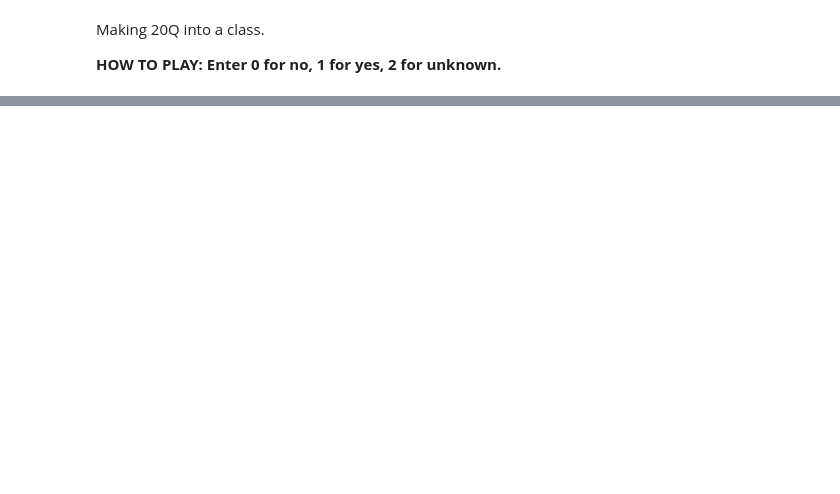
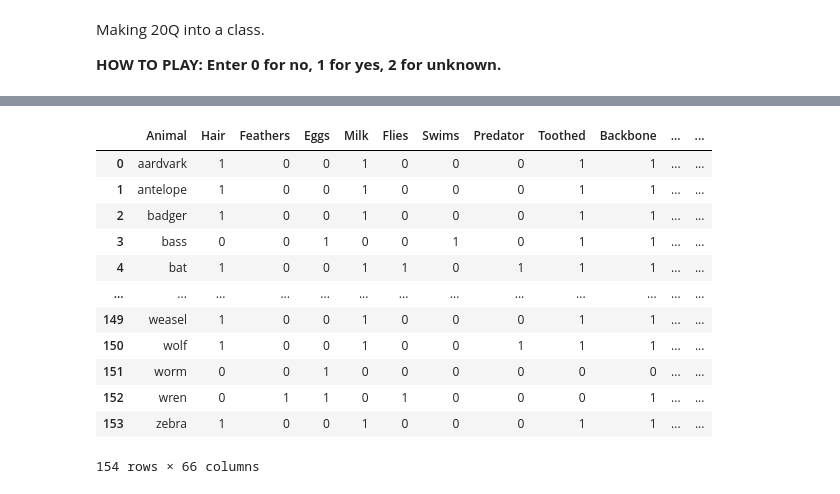
Before and after one commit to Rodrigo163/twenty-questions, a Jupyter notebook: decision-tree/20q-class.ipynb, the cells around one changed output, grey strips where cells are left out. Drawn from its saved outputs; the diff is of its cells as text; code cells hidden in the pictures; blank space fills up the shorter version.

```diff
--- a/decision-tree/20q-class.ipynb
+++ b/decision-tree/20q-class.ipynb
@@ -30,2 +30,18 @@ bigger_than_a_microwave    154 non-null int64
 dtypes: int64(65), object(1)
 memory usage: 79.5+ KB
+# %%
+knowledge_base.replace(2, 0)
+# %% [output]
+|  | Animal | Hair | Feathers | Eggs | Milk | Flies | Swims | Predator | Toothed | Backbone | ... | ... |
+| 0 | aardvark | 1 | 0 | 0 | 1 | 0 | 0 | 0 | 1 | 1 | ... | ... |
+| 1 | antelope | 1 | 0 | 0 | 1 | 0 | 0 | 0 | 1 | 1 | ... | ... |
+| 2 | badger | 1 | 0 | 0 | 1 | 0 | 0 | 0 | 1 | 1 | ... | ... |
+| 3 | bass | 0 | 0 | 1 | 0 | 0 | 1 | 0 | 1 | 1 | ... | ... |
+| 4 | bat | 1 | 0 | 0 | 1 | 1 | 0 | 1 | 1 | 1 | ... | ... |
+| ... | ... | ... | ... | ... | ... | ... | ... | ... | ... | ... | ... | ... |
+| 149 | weasel | 1 | 0 | 0 | 1 | 0 | 0 | 0 | 1 | 1 | ... | ... |
+| 150 | wolf | 1 | 0 | 0 | 1 | 0 | 0 | 1 | 1 | 1 | ... | ... |
+| 151 | worm | 0 | 0 | 1 | 0 | 0 | 0 | 0 | 0 | 0 | ... | ... |
+| 152 | wren | 0 | 1 | 1 | 0 | 1 | 0 | 0 | 0 | 1 | ... | ... |
+| 153 | zebra | 1 | 0 | 0 | 1 | 0 | 0 | 0 | 1 | 1 | ... | ... |
+154 rows × 66 columns
```
Also changed, not shown: parts of 5 cells of this notebook, 2 other files.
